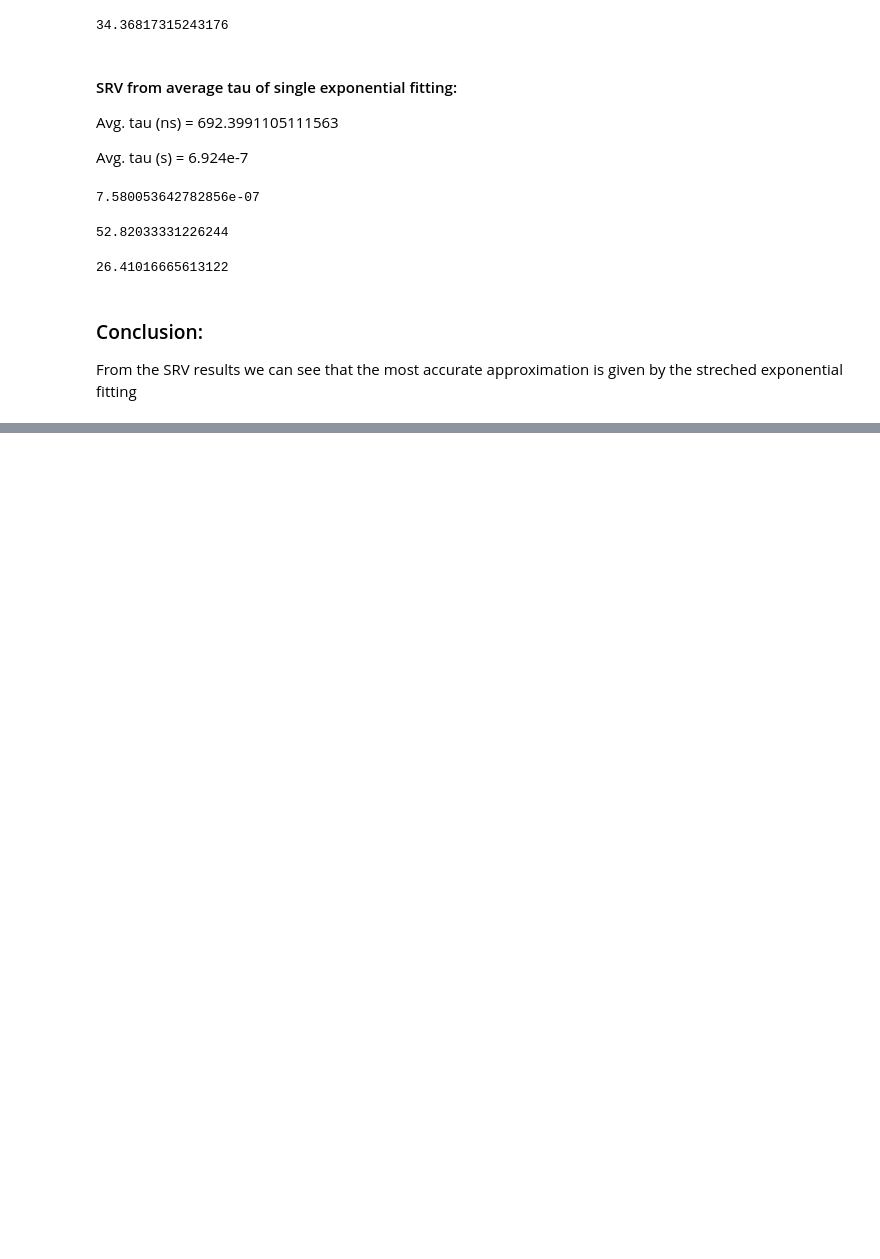
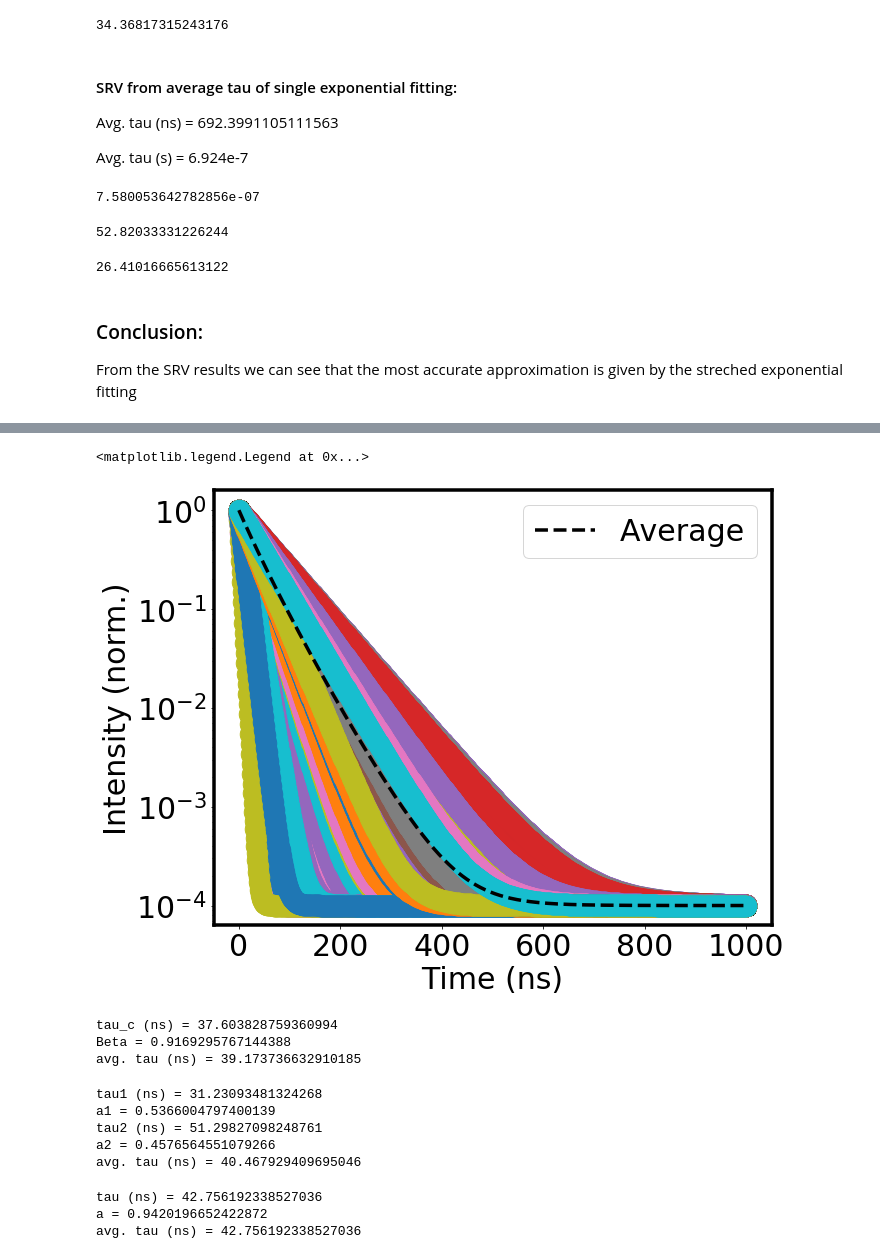
Before and after one commit to mtaddei94/TimeResolvedPL, a Jupyter notebook: TRPL_sim.ipynb, the cells around one changed output, grey strips where cells are left out. Saved outputs shown, nothing was run; the diff lists cells and outputs as text; code cells hidden in the pictures; blank space fills up the shorter version.

```diff
--- a/TRPL_sim.ipynb
+++ b/TRPL_sim.ipynb
@@ -416,0 +491,2 @@ From the SRV results we can see that the most accurate approximation is given by
+# %%
+d1_s = d1*1e-9
@@ -416,0 +497,53 @@ From the SRV results we can see that the most accurate approximation is given by
+# %%
+t_gauss= np.linspace(0, 1000, num= 1000)*1e-9
+# %%
+I_gauss = []
+
+for i in range(len(d1_s)):
+    I_gauss.append(generate_single_exp(t_gauss,d1_s[i]))
+
+I_gauss = np.asarray(I_gauss)
+I_avg_gauss = np.average(I_gauss,axis=0)
+# %%
+plt.figure(figsize=(10,8))
+for i in range(len(d1_s)):
+    plt.plot(t_gauss*1e9,I_gauss[i],'o')
+plt.plot(t_gauss*1e9,I_avg_gauss,'k--', label="Average")
+plt.yscale('log')
+plt.xlabel("Time (ns)", fontsize=30)
+plt.ylabel("Intensity (norm.)", fontsize=30)
+plt.legend()
+# %% [output]
+<matplotlib.legend.Legend at 0x...>
+[figure, added]
+# %%
+gauss_stretched_exp = stretch_exp_fit(I_avg_gauss/np.max(I_avg_gauss), t_gauss)
+print("tau_c (ns) = "+str(gauss_stretched_exp[0]*1e9))
+print("Beta = "+str(gauss_stretched_exp[1]))
+print("avg. tau (ns) = "+str(gauss_stretched_exp[3]*1e9))
+# %% [output]
+tau_c (ns) = 37.603828759360994
+Beta = 0.9169295767144388
+avg. tau (ns) = 39.173736632910185
+# %%
+gauss_double_exp = double_exp_fit(I_avg_gauss/np.max(I_avg_gauss), t_gauss)
+print("tau1 (ns) = "+str(gauss_double_exp[0]*1e9))
+print("a1 = "+str(gauss_double_exp[1]))
+print("tau2 (ns) = "+str(gauss_double_exp[2]*1e9))
+print("a2 = "+str(gauss_double_exp[3]))
+print("avg. tau (ns) = "+str(gauss_double_exp[4]*1e9))
+# %% [output]
+tau1 (ns) = 31.23093481324268
+a1 = 0.5366004797400139
+tau2 (ns) = 51.29827098248761
+a2 = 0.4576564551079266
+avg. tau (ns) = 40.467929409695046
+# %%
+gauss_single_exp = single_exp_fit(I_avg_gauss/np.max(I_avg_gauss), t_gauss)
+print("tau (ns) = "+str(gauss_single_exp[0]*1e9))
+print("a = "+str(gauss_single_exp[1]))
+print("avg. tau (ns) = "+str(gauss_single_exp[2]*1e9))
+# %% [output]
+tau (ns) = 42.756192338527036
+a = 0.9420196652422872
+avg. tau (ns) = 42.756192338527036
```
Also changed, not shown: parts of 31 cells of this notebook.
